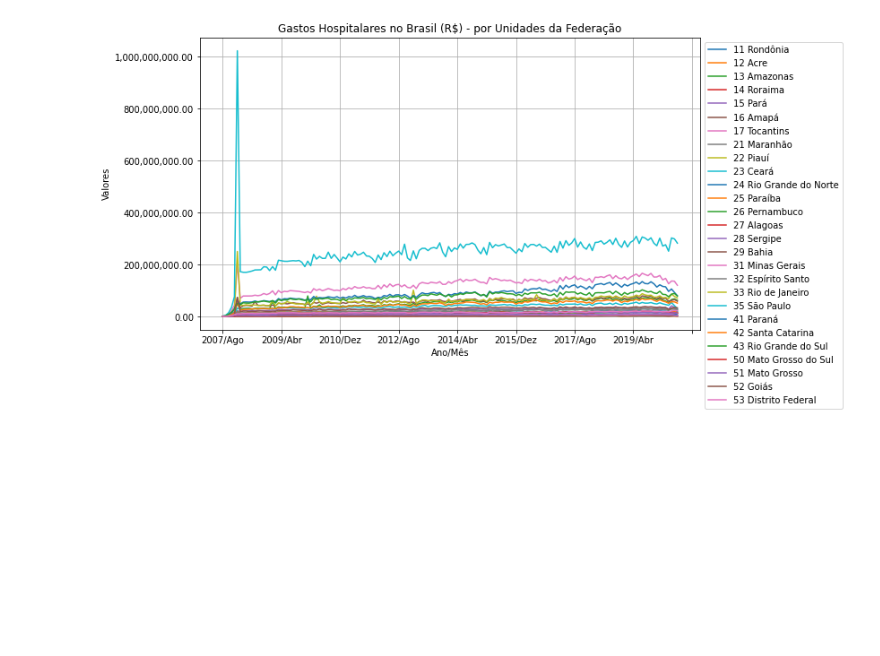
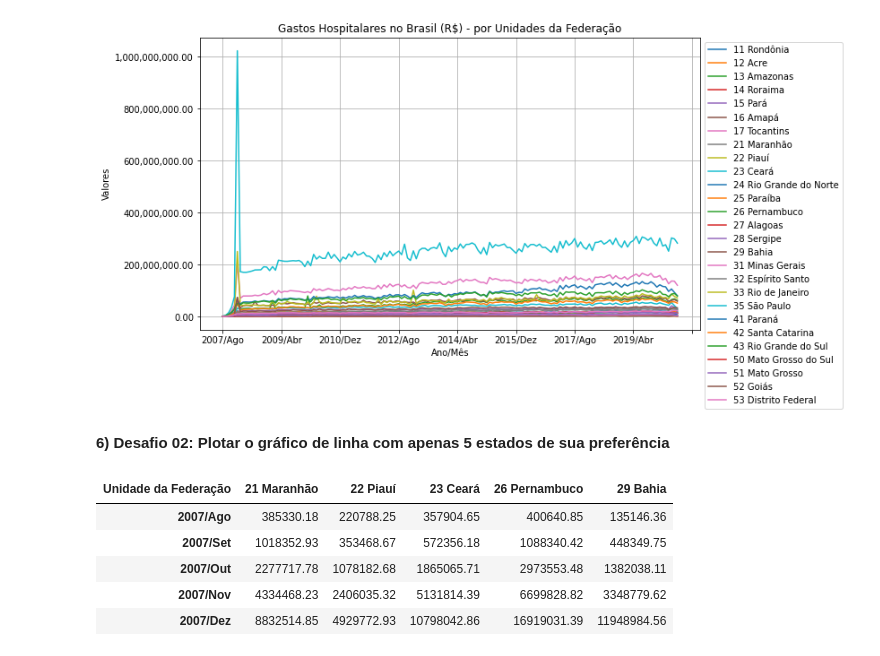
Before and after one commit to luttism/Bootcamp_data_science, a Jupyter notebook: modulo01_aula02_desafio02.ipynb, the cells around one changed output. Drawn from its saved outputs; the diff is of its cells as text; code cells hidden in the pictures; blank space fills up the shorter version.

```diff
--- a/modulo01_aula02_desafio02.ipynb
+++ b/modulo01_aula02_desafio02.ipynb
@@ -124,3 +124,17 @@ plt.legend(usaveis.index, loc="best", bbox_to_anchor=(1,1))
 # %% [output]
 <matplotlib.legend.Legend at 0x...>
 [figure]
+# %% [markdown]
+**6) Desafio 02: Plotar o gráfico de linha com apenas 5 estados de sua preferência**
+# %%
+# Estados de Escolha: Região Nordeste do Brasil - Maranhão, Piauí, Ceará, Bahia, Pernambuco
+estados_nordeste = usaveis.T[["21 Maranhão", "22 Piauí", "23 Ceará", "26 Pernambuco", "29 Bahia"]]
+
+estados_nordeste.head()
+# %% [output]
+| Unidade da Federação | 21 Maranhão | 22 Piauí | 23 Ceará | 26 Pernambuco | 29 Bahia |
+| 2007/Ago | 385330.18 | 220788.25 | 357904.65 | 400640.85 | 135146.36 |
+| 2007/Set | 1018352.93 | 353468.67 | 572356.18 | 1088340.42 | 448349.75 |
+| 2007/Out | 2277717.78 | 1078182.68 | 1865065.71 | 2973553.48 | 1382038.11 |
+| 2007/Nov | 4334468.23 | 2406035.32 | 5131814.39 | 6699828.82 | 3348779.62 |
+| 2007/Dez | 8832514.85 | 4929772.93 | 10798042.86 | 16919031.39 | 11948984.56 |
```
Also changed, not shown: parts of 1 cell of this notebook.
